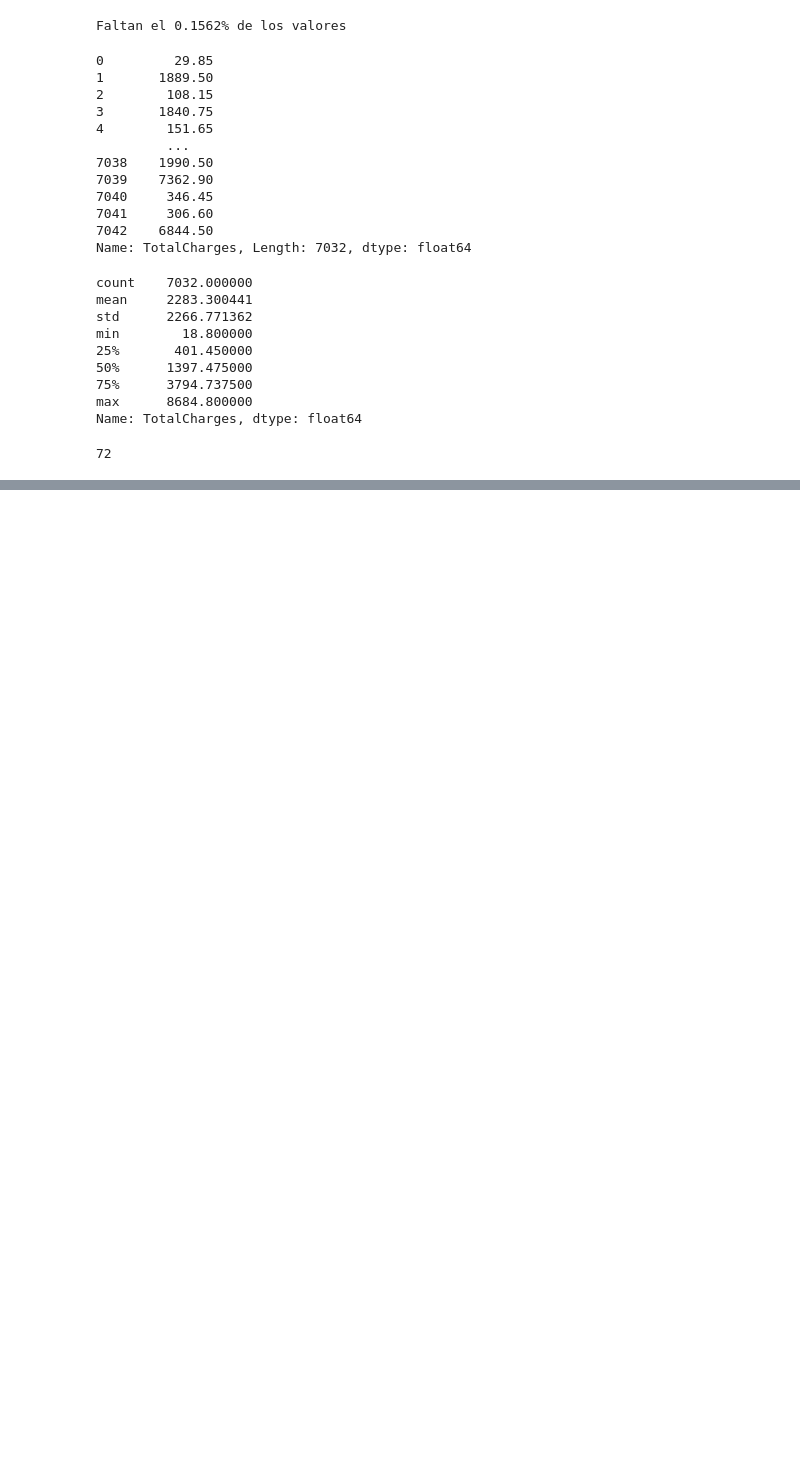
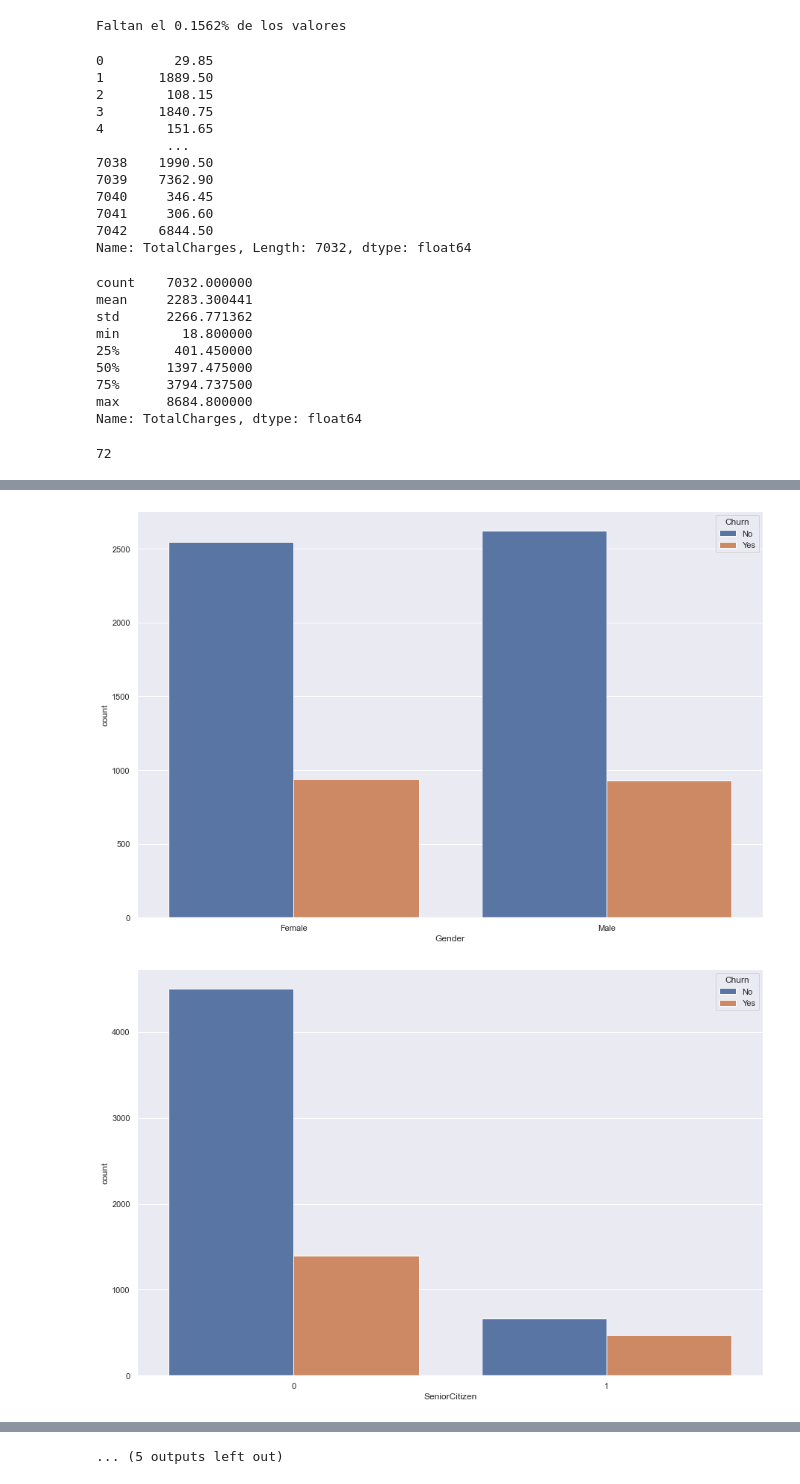
Before and after one commit to J700070/Data_Science-Tasa_de_abandono_telecom, a Jupyter notebook: Análisis_Abandono.ipynb, the cells around one changed output, grey strips where cells are left out. Cells and saved outputs as stored; diff of their text form; code cells hidden in the pictures; blank space fills up the shorter version.

Commit message:
Finished descriptive analysis

```diff
--- a/Análisis_Abandono.ipynb
+++ b/Análisis_Abandono.ipynb
@@ -317,6 +293,4 @@ cust["Tenure"].max()
 72
 # %%
 # Queremos categorizar la permanencia desde 0 años hasta 72 meses (6 años)
-labels = ["({0} - {1}]".format(i, i + 11) for i in range(1, 72, 12)]
-
-cust['TenureGroup'] = pd.cut(cust["Tenure"], [0,12,24,36,48,60,72], right=False, labels=labels)
+cust['TenureGroup'] = pd.cut(cust["Tenure"], [0,12,24,36,48,60,72])
@@ -338,0 +297,3 @@ cust
+# %%
+# Ahora podemos deshacernos de la columna de permanencia original
+cust = cust.drop("Tenure", axis=1)
@@ -338,0 +320,3 @@ cust
+# %%
+for i, column in  enumerate(cust):
+    print(i, column)
@@ -338,0 +344,9 @@ cust
+# %%
+sns.set(rc = {'figure.figsize':(15,10)})
+# Univariate Analysis
+for i, column in enumerate(cust.drop(columns=['Churn', 'MonthlyCharges','TotalCharges'])):
+    plt.figure(i)
+    sns.countplot(data=cust, x=column, hue='Churn')
+# %% [output]
+[figure, added]
+[figure, added]
@@ -338,0 +363 @@ cust
+... (5 outputs left out)
```
Also changed, not shown: parts of 20 cells of this notebook.
